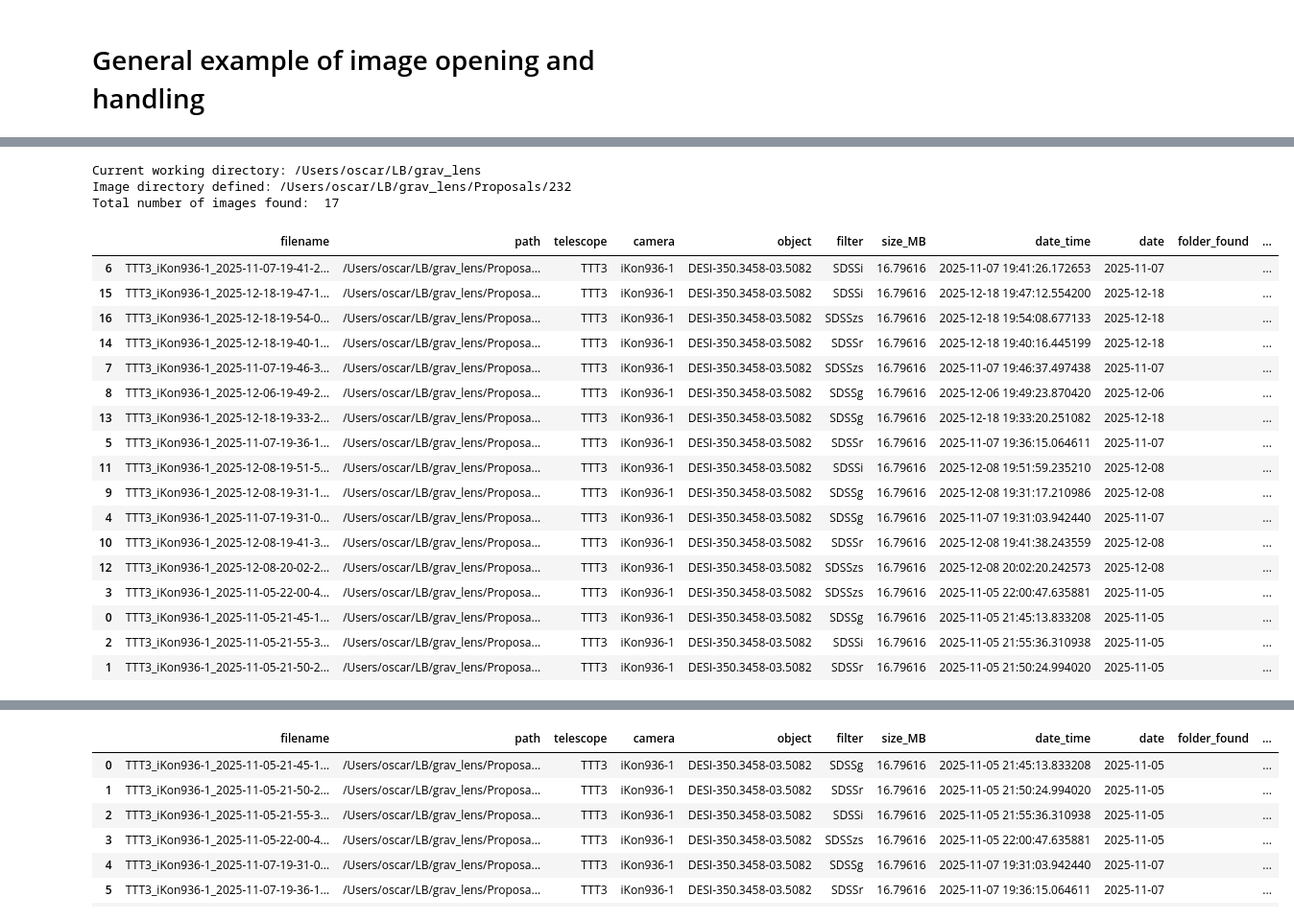
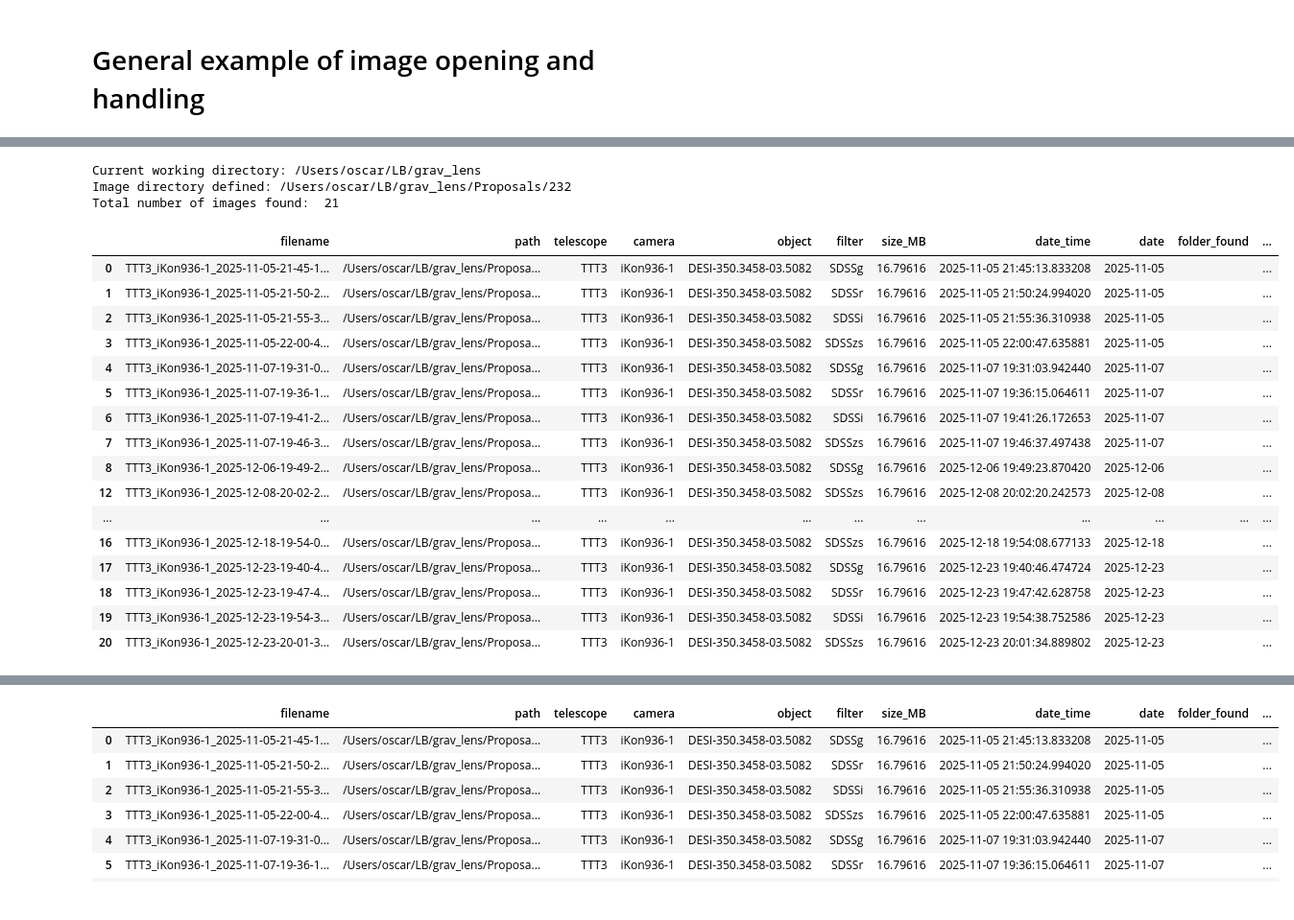
Before and after one commit to oscar-s-p/grav_lens, a Jupyter notebook: scripts/opening_images.ipynb, the cells around one changed output, grey strips where cells are left out. Shown at 96% size. Drawn from its saved outputs; the diff is of its cells as text; code cells hidden in the pictures.

```diff
--- a/scripts/opening_images.ipynb
+++ b/scripts/opening_images.ipynb
@@ -72,35 +72,34 @@ Creating RGB image...
 # %%
 # object = 'ZTF25abnjznp'
 object = 'DESI-350.3458-03.5082'
 
 iv = image_viewer_class.image_viewer('Proposals/232',
                                      filters={'object':object}
                                      )
 # print(iv.df_grav_lens)
 coords = (iv.df_grav_lens[iv.df_grav_lens['object'] == object]['ra'],
           iv.df_grav_lens[iv.df_grav_lens['object'] == object]['dec'])
 
-iv.dataframe_add(['seeing', 'moon', 'EZP', 'integration'])
-iv.df_files.sort_values('seeing')
+iv.dataframe_add(['seeing', 'moon', 'EZP', 'integration', 'FLUXSKY'])
+iv.df_files.sort_values('date')
 # %% [output]
 Current working directory: /Users/oscar/LB/grav_lens
 Image directory defined: /Users/oscar/LB/grav_lens/Proposals/232
-Total number of images found:  17
+Total number of images found:  21
 |  | filename | path | telescope | camera | object | filter | size_MB | date_time | date | folder_found | ... |
+| 0 | TTT3_iKon936-1_2025-11-05-21-45-1... | /Users/oscar/LB/grav_lens/Proposa... | TTT3 | iKon936-1 | DESI-350.3458-03.5082 | SDSSg | 16.79616 | 2025-11-05 21:45:13.833208 | 2025-11-05 |  | ... |
+| 1 | TTT3_iKon936-1_2025-11-05-21-50-2... | /Users/oscar/LB/grav_lens/Proposa... | TTT3 | iKon936-1 | DESI-350.3458-03.5082 | SDSSr | 16.79616 | 2025-11-05 21:50:24.994020 | 2025-11-05 |  | ... |
+| 2 | TTT3_iKon936-1_2025-11-05-21-55-3... | /Users/oscar/LB/grav_lens/Proposa... | TTT3 | iKon936-1 | DESI-350.3458-03.5082 | SDSSi | 16.79616 | 2025-11-05 21:55:36.310938 | 2025-11-05 |  | ... |
+| 3 | TTT3_iKon936-1_2025-11-05-22-00-4... | /Users/oscar/LB/grav_lens/Proposa... | TTT3 | iKon936-1 | DESI-350.3458-03.5082 | SDSSzs | 16.79616 | 2025-11-05 22:00:47.635881 | 2025-11-05 |  | ... |
+| 4 | TTT3_iKon936-1_2025-11-07-19-31-0... | /Users/oscar/LB/grav_lens/Proposa... | TTT3 | iKon936-1 | DESI-350.3458-03.5082 | SDSSg | 16.79616 | 2025-11-07 19:31:03.942440 | 2025-11-07 |  | ... |
+| 5 | TTT3_iKon936-1_2025-11-07-19-36-1... | /Users/oscar/LB/grav_lens/Proposa... | TTT3 | iKon936-1 | DESI-350.3458-03.5082 | SDSSr | 16.79616 | 2025-11-07 19:36:15.064611 | 2025-11-07 |  | ... |
 | 6 | TTT3_iKon936-1_2025-11-07-19-41-2... | /Users/oscar/LB/grav_lens/Proposa... | TTT3 | iKon936-1 | DESI-350.3458-03.5082 | SDSSi | 16.79616 | 2025-11-07 19:41:26.172653 | 2025-11-07 |  | ... |
-| 15 | TTT3_iKon936-1_2025-12-18-19-47-1... | /Users/oscar/LB/grav_lens/Proposa... | TTT3 | iKon936-1 | DESI-350.3458-03.5082 | SDSSi | 16.79616 | 2025-12-18 19:47:12.554200 | 2025-12-18 |  | ... |
-| 16 | TTT3_iKon936-1_2025-12-18-19-54-0... | /Users/oscar/LB/grav_lens/Proposa... | TTT3 | iKon936-1 | DESI-350.3458-03.5082 | SDSSzs | 16.79616 | 2025-12-18 19:54:08.677133 | 2025-12-18 |  | ... |
-| 14 | TTT3_iKon936-1_2025-12-18-19-40-1... | /Users/oscar/LB/grav_lens/Proposa... | TTT3 | iKon936-1 | DESI-350.3458-03.5082 | SDSSr | 16.79616 | 2025-12-18 19:40:16.445199 | 2025-12-18 |  | ... |
 | 7 | TTT3_iKon936-1_2025-11-07-19-46-3... | /Users/oscar/LB/grav_lens/Proposa... | TTT3 | iKon936-1 | DESI-350.3458-03.5082 | SDSSzs | 16.79616 | 2025-11-07 19:46:37.497438 | 2025-11-07 |  | ... |
 | 8 | TTT3_iKon936-1_2025-12-06-19-49-2... | /Users/oscar/LB/grav_lens/Proposa... | TTT3 | iKon936-1 | DESI-350.3458-03.5082 | SDSSg | 16.79616 | 2025-12-06 19:49:23.870420 | 2025-12-06 |  | ... |
-| 13 | TTT3_iKon936-1_2025-12-18-19-33-2... | /Users/oscar/LB/grav_lens/Proposa... | TTT3 | iKon936-1 | DESI-350.3458-03.5082 | SDSSg | 16.79616 | 2025-12-18 19:33:20.251082 | 2025-12-18 |  | ... |
-| 5 | TTT3_iKon936-1_2025-11-07-19-36-1... | /Users/oscar/LB/grav_lens/Proposa... | TTT3 | iKon936-1 | DESI-350.3458-03.5082 | SDSSr | 16.79616 | 2025-11-07 19:36:15.064611 | 2025-11-07 |  | ... |
-| 11 | TTT3_iKon936-1_2025-12-08-19-51-5... | /Users/oscar/LB/grav_lens/Proposa... | TTT3 | iKon936-1 | DESI-350.3458-03.5082 | SDSSi | 16.79616 | 2025-12-08 19:51:59.235210 | 2025-12-08 |  | ... |
-| 9 | TTT3_iKon936-1_2025-12-08-19-31-1... | /Users/oscar/LB/grav_lens/Proposa... | TTT3 | iKon936-1 | DESI-350.3458-03.5082 | SDSSg | 16.79616 | 2025-12-08 19:31:17.210986 | 2025-12-08 |  | ... |
-| 4 | TTT3_iKon936-1_2025-11-07-19-31-0... | /Users/oscar/LB/grav_lens/Proposa... | TTT3 | iKon936-1 | DESI-350.3458-03.5082 | SDSSg | 16.79616 | 2025-11-07 19:31:03.942440 | 2025-11-07 |  | ... |
-| 10 | TTT3_iKon936-1_2025-12-08-19-41-3... | /Users/oscar/LB/grav_lens/Proposa... | TTT3 | iKon936-1 | DESI-350.3458-03.5082 | SDSSr | 16.79616 | 2025-12-08 19:41:38.243559 | 2025-12-08 |  | ... |
 | 12 | TTT3_iKon936-1_2025-12-08-20-02-2... | /Users/oscar/LB/grav_lens/Proposa... | TTT3 | iKon936-1 | DESI-350.3458-03.5082 | SDSSzs | 16.79616 | 2025-12-08 20:02:20.242573 | 2025-12-08 |  | ... |
-| 3 | TTT3_iKon936-1_2025-11-05-22-00-4... | /Users/oscar/LB/grav_lens/Proposa... | TTT3 | iKon936-1 | DESI-350.3458-03.5082 | SDSSzs | 16.79616 | 2025-11-05 22:00:47.635881 | 2025-11-05 |  | ... |
-| 0 | TTT3_iKon936-1_2025-11-05-21-45-1... | /Users/oscar/LB/grav_lens/Proposa... | TTT3 | iKon936-1 | DESI-350.3458-03.5082 | SDSSg | 16.79616 | 2025-11-05 21:45:13.833208 | 2025-11-05 |  | ... |
-| 2 | TTT3_iKon936-1_2025-11-05-21-55-3... | /Users/oscar/LB/grav_lens/Proposa... | TTT3 | iKon936-1 | DESI-350.3458-03.5082 | SDSSi | 16.79616 | 2025-11-05 21:55:36.310938 | 2025-11-05 |  | ... |
-| 1 | TTT3_iKon936-1_2025-11-05-21-50-2... | /Users/oscar/LB/grav_lens/Proposa... | TTT3 | iKon936-1 | DESI-350.3458-03.5082 | SDSSr | 16.79616 | 2025-11-05 21:50:24.994020 | 2025-11-05 |  | ... |
+| ... | ... | ... | ... | ... | ... | ... | ... | ... | ... | ... | ... |
+| 16 | TTT3_iKon936-1_2025-12-18-19-54-0... | /Users/oscar/LB/grav_lens/Proposa... | TTT3 | iKon936-1 | DESI-350.3458-03.5082 | SDSSzs | 16.79616 | 2025-12-18 19:54:08.677133 | 2025-12-18 |  | ... |
+| 17 | TTT3_iKon936-1_2025-12-23-19-40-4... | /Users/oscar/LB/grav_lens/Proposa... | TTT3 | iKon936-1 | DESI-350.3458-03.5082 | SDSSg | 16.79616 | 2025-12-23 19:40:46.474724 | 2025-12-23 |  | ... |
+| 18 | TTT3_iKon936-1_2025-12-23-19-47-4... | /Users/oscar/LB/grav_lens/Proposa... | TTT3 | iKon936-1 | DESI-350.3458-03.5082 | SDSSr | 16.79616 | 2025-12-23 19:47:42.628758 | 2025-12-23 |  | ... |
+| 19 | TTT3_iKon936-1_2025-12-23-19-54-3... | /Users/oscar/LB/grav_lens/Proposa... | TTT3 | iKon936-1 | DESI-350.3458-03.5082 | SDSSi | 16.79616 | 2025-12-23 19:54:38.752586 | 2025-12-23 |  | ... |
+| 20 | TTT3_iKon936-1_2025-12-23-20-01-3... | /Users/oscar/LB/grav_lens/Proposa... | TTT3 | iKon936-1 | DESI-350.3458-03.5082 | SDSSzs | 16.79616 | 2025-12-23 20:01:34.889802 | 2025-12-23 |  | ... |
```
Also changed, not shown: parts of 5 cells of this notebook, 1 other file.
